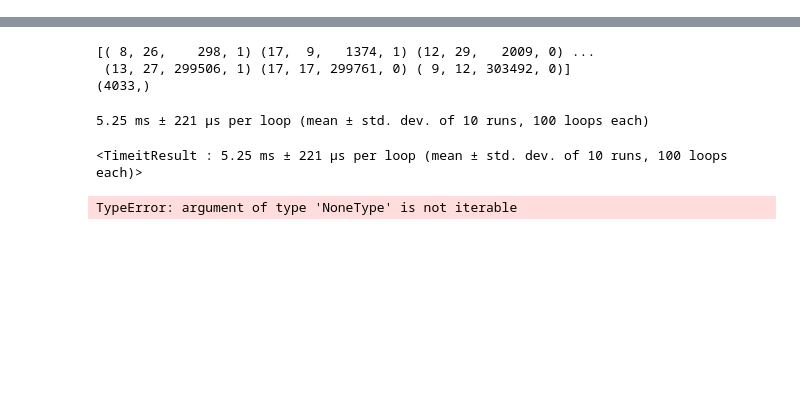
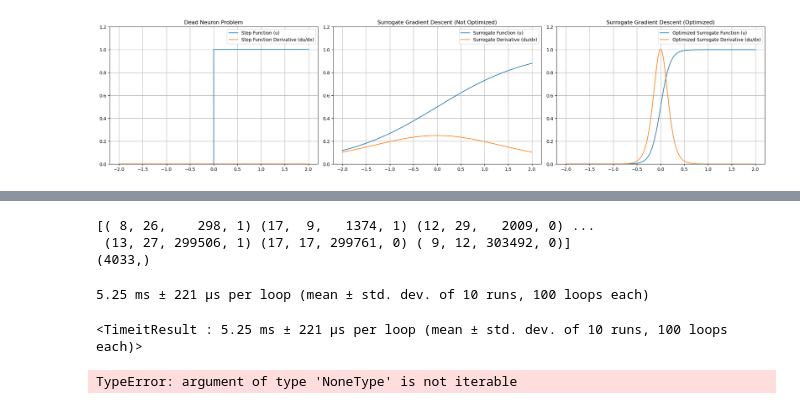
Before and after one commit to dennisripp/spiking_time_signature, a Jupyter notebook: neuromorphic_dataset.ipynb, the cells around one changed output, grey strips where cells are left out. Cells and saved outputs as stored; diff of their text form; code cells hidden in the pictures; blank space fills up the shorter version.

```diff
--- a/neuromorphic_dataset.ipynb
+++ b/neuromorphic_dataset.ipynb
@@ -26,0 +29,68 @@ tonic.utils.plot_event_grid(events)
+# %%
+import matplotlib.pyplot as plt
+import numpy as np
+
+# Define the step function and its derivative
+def step_function(x):
+    return np.where(x >= 0, 1, 0)
+
+def step_function_derivative(x):
+    return np.zeros_like(x)
+
+# Define a surrogate gradient function (sigmoid for demonstration purposes)
+def surrogate_function(x):
+    return 1 / (1 + np.exp(-x))
+
+def surrogate_derivative(x):
+    s = surrogate_function(x)
+    return s * (1 - s)
+
+# Define an optimized surrogate gradient function with increased steepness
+beta = 10  # Steepness factor
+
+def optimized_surrogate_function(x, beta):
+    return 1 / (1 + np.exp(-beta * x))
+
+def optimized_surrogate_derivative(x, beta):
+    s = optimized_surrogate_function(x, beta)
+    dt = beta * s * (1 - s)
+    # min max normalize dt
+    dt = (dt - np.min(dt)) / (np.max(dt) - np.min(dt))
+    return dt
+
+# Create a figure with subplots for three plots
+fig, axs = plt.subplots(1, 3, figsize=(15, 5))
+
+# Plot settings
+x = np.linspace(-2, 2, 100)
+
+# Left plot (step function and its derivative)
+axs[0].step(x, step_function(x), label='Step Function (u)', where='mid')
+axs[0].plot(x, step_function_derivative(x), label="Step Function Derivative (du/dx)")
+axs[0].set_title("Dead Neuron Problem")
+axs[0].legend()
+axs[0].grid(True)
+
+# Middle plot (regular surrogate function and its derivative)
+axs[1].plot(x, surrogate_function(x), label='Surrogate Function (u)')
+axs[1].plot(x, surrogate_derivative(x), label="Surrogate Derivative (du/dx)")
+axs[1].set_title("Surrogate Gradient Descent (Not Optimized)")
+axs[1].legend()
+axs[1].grid(True)
+
+# Right plot (optimized surrogate function and its derivative)
+axs[2].plot(x, optimized_surrogate_function(x, beta), label='Optimized Surrogate Function (u)')
+axs[2].plot(x, optimized_surrogate_derivative(x, beta), label="Optimized Surrogate Derivative (du/dx)")
+axs[2].set_title("Surrogate Gradient Descent (Optimized)")
+axs[2].legend()
+axs[2].grid(True)
+
+# Adjust the y-axis limit to [0, 1] for all subplots
+for ax in axs:
+    ax.set_ylim([0, 1.2])
+
+# Show the plot
+plt.tight_layout()
+plt.show()
+# %% [output]
+[figure, added]
```
Also changed, not shown: parts of 4 cells of this notebook.
